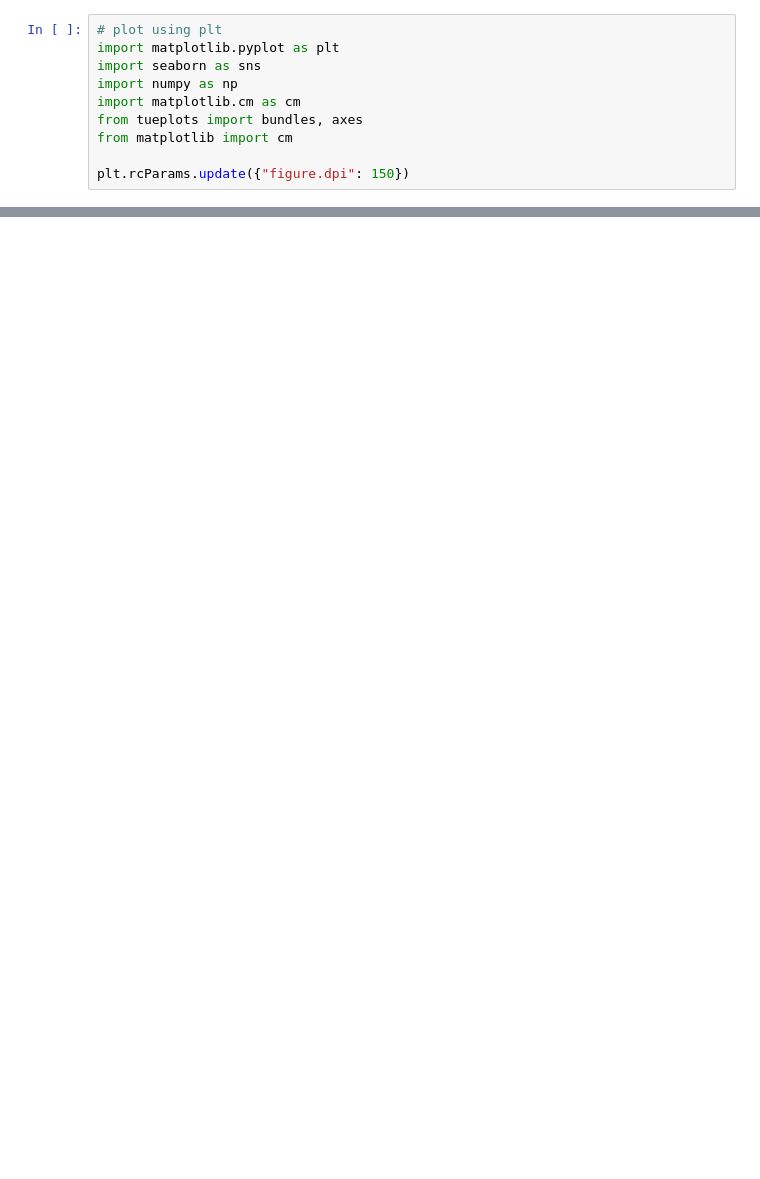
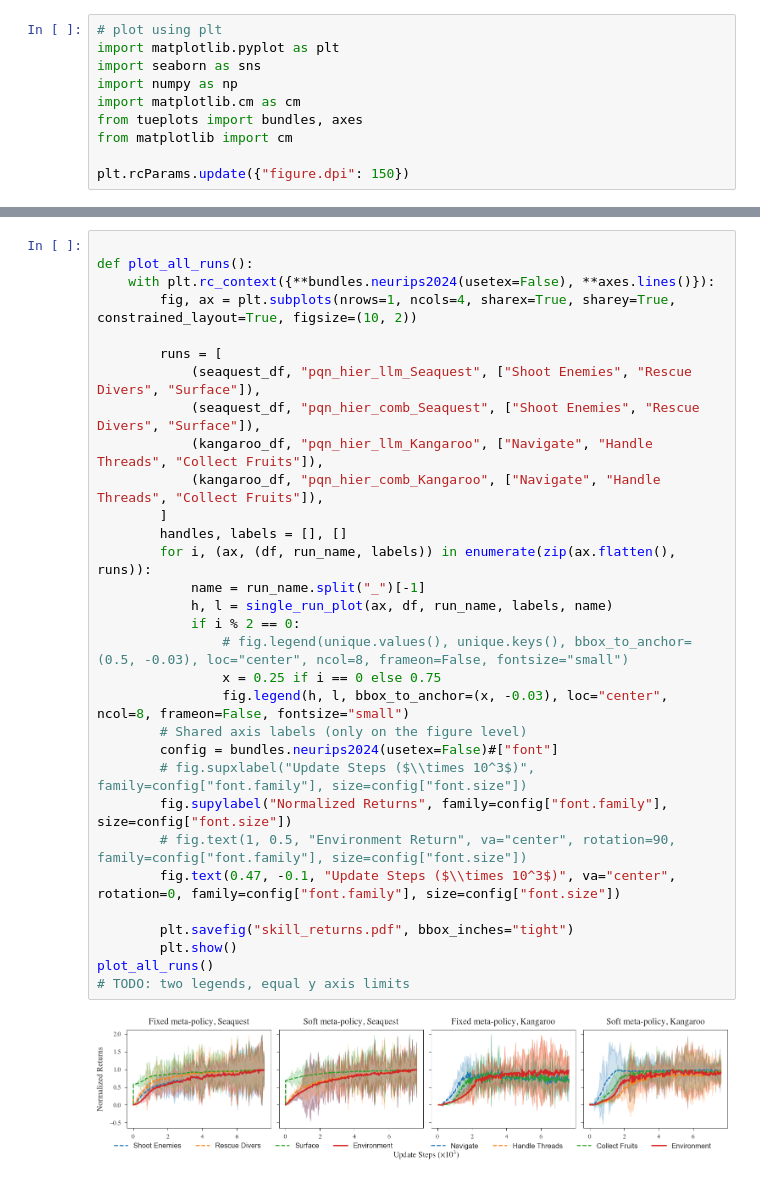
Before and after one commit to remunds/symbolic_options, a Jupyter notebook: src/symbolic_options/plots/plots.ipynb, the cells around one changed output, grey strips where cells are left out. Drawn from its saved outputs; the diff is of its cells as text; blank space fills up the shorter version.

```diff
--- a/src/symbolic_options/plots/plots.ipynb
+++ b/src/symbolic_options/plots/plots.ipynb
@@ -278 +282,34 @@ plot_all_runs()
+# %%
+
+def plot_all_runs():
+    with plt.rc_context({**bundles.neurips2024(usetex=False), **axes.lines()}):
+        fig, ax = plt.subplots(nrows=1, ncols=4, sharex=True, sharey=True, constrained_layout=True, figsize=(10, 2))
+
+        runs = [
+            (seaquest_df, "pqn_hier_llm_Seaquest", ["Shoot Enemies", "Rescue Divers", "Surface"]),
+            (seaquest_df, "pqn_hier_comb_Seaquest", ["Shoot Enemies", "Rescue Divers", "Surface"]),
+            (kangaroo_df, "pqn_hier_llm_Kangaroo", ["Navigate", "Handle Threads", "Collect Fruits"]),
+            (kangaroo_df, "pqn_hier_comb_Kangaroo", ["Navigate", "Handle Threads", "Collect Fruits"]),
+        ]
+        handles, labels = [], []
+        for i, (ax, (df, run_name, labels)) in enumerate(zip(ax.flatten(), runs)):
+            name = run_name.split("_")[-1]
+            h, l = single_run_plot(ax, df, run_name, labels, name)
+            if i % 2 == 0:
+                # fig.legend(unique.values(), unique.keys(), bbox_to_anchor=(0.5, -0.03), loc="center", ncol=8, frameon=False, fontsize="small")
+                x = 0.25 if i == 0 else 0.75
+                fig.legend(h, l, bbox_to_anchor=(x, -0.03), loc="center", ncol=8, frameon=False, fontsize="small")
+        # Shared axis labels (only on the figure level)
+        config = bundles.neurips2024(usetex=False)#["font"]
+        # fig.supxlabel("Update Steps ($\\times 10^3$)", family=config["font.family"], size=config["font.size"])
+        fig.supylabel("Normalized Returns", family=config["font.family"], size=config["font.size"])
+        # fig.text(1, 0.5, "Environment Return", va="center", rotation=90, family=config["font.family"], size=config["font.size"])
+        fig.text(0.47, -0.1, "Update Steps ($\\times 10^3$)", va="center", rotation=0, family=config["font.family"], size=config["font.size"])
+
+        plt.savefig("skill_returns.pdf", bbox_inches="tight")
+        plt.show()
+plot_all_runs()
+# TODO: two legends, equal y axis limits
+# %% [output]
+[figure, added]
 # %%
```
Also changed, not shown: parts of 6 cells of this notebook.
